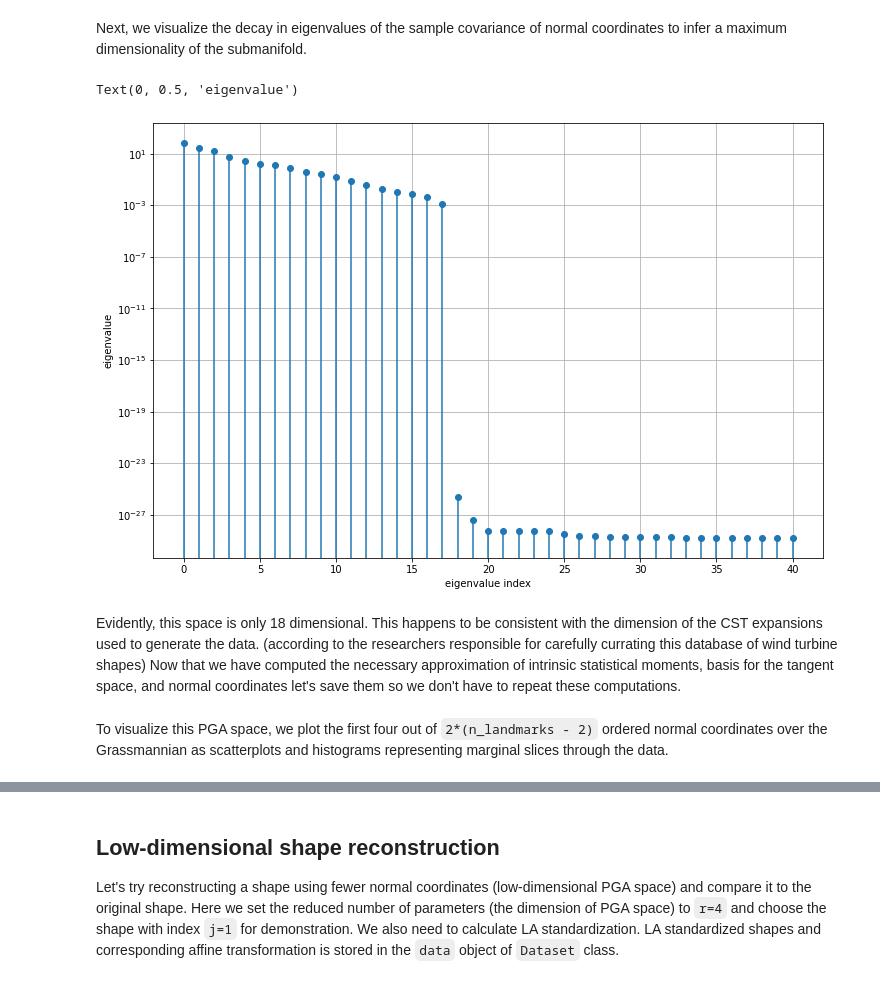
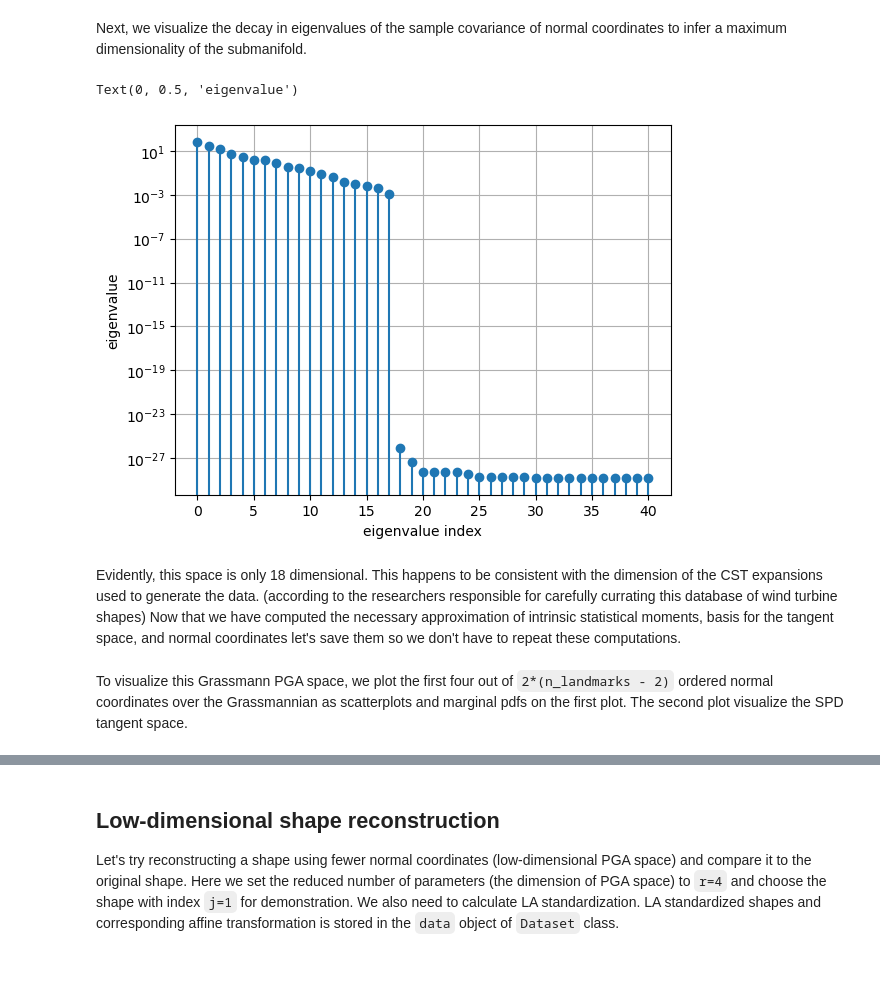
Before and after one commit to NREL/G2Aero, a Jupyter notebook: examples/notebooks/0_Data_Driven_Domain.ipynb, the cells around one changed output, grey strips where cells are left out. Cells and saved outputs as stored; diff of their text form; code cells hidden in the pictures.

```diff
--- a/examples/notebooks/0_Data_Driven_Domain.ipynb
+++ b/examples/notebooks/0_Data_Driven_Domain.ipynb
@@ -59,0 +101,4 @@ Karcher mean convergence:
+# %%
+product_manifold = ProductManifold(shapes)
+gr_pga = product_manifold.gr_pga_space
+T = gr_pga.t
@@ -61,15 +122,15 @@ Karcher mean convergence:
 Next, we visualize the decay in eigenvalues of the sample covariance of normal coordinates to infer a maximum dimensionality of the submanifold.
 # %%
 # visualize the decay in the first 40 Grassmann eigenvalues (SPD is three dimensional)
-fig, ax = plt.subplots(1, 1, figsize=(12, 8))
-plt.stem(pga.S[:41]**2)
+fig, ax = plt.subplots(1, 1)
+plt.stem(gr_pga.S[:41]**2)
 plt.yscale('log')
 plt.grid(True, which='both')
 plt.xlabel('eigenvalue index')
 plt.ylabel('eigenvalue')
 # %% [output]
 Text(0, 0.5, 'eigenvalue')
-[figure, old version]
+[figure, new version]
 # %% [markdown]
 Evidently, this space is only 18 dimensional. This happens to be consistent with the dimension of the CST expansions used to generate the data. (according to the researchers responsible for carefully currating this database of wind turbine shapes) Now that we have computed the necessary approximation of intrinsic statistical moments, basis for the tangent space, and normal coordinates let's save them so we don't have to repeat these computations.
 # %%
@@ -81,5 +143,5 @@ np.savez(os.path.join(shapes_folder,'../pga_space/', 'CST_SPD_PGA.npz'), \
 # %% [markdown]
-To visualize this PGA space, we plot the first four out of `2*(n_landmarks - 2)` ordered normal coordinates over the Grassmannian as scatterplots and histograms representing marginal slices through the data.
+To visualize this Grassmann PGA space, we plot the first four out of `2*(n_landmarks - 2)` ordered normal coordinates over the Grassmannian as scatterplots and marginal pdfs on the first plot. The second plot visualize the SPD tangent space.
 # %%
 coord_names = ['$t_1$', '$t_2$', '$t_3$', '$t_4$']
 df_all = pd.DataFrame(data=T[:, :4], columns=coord_names)
```
Also changed, not shown: parts of 19 cells of this notebook, 5 other files.
